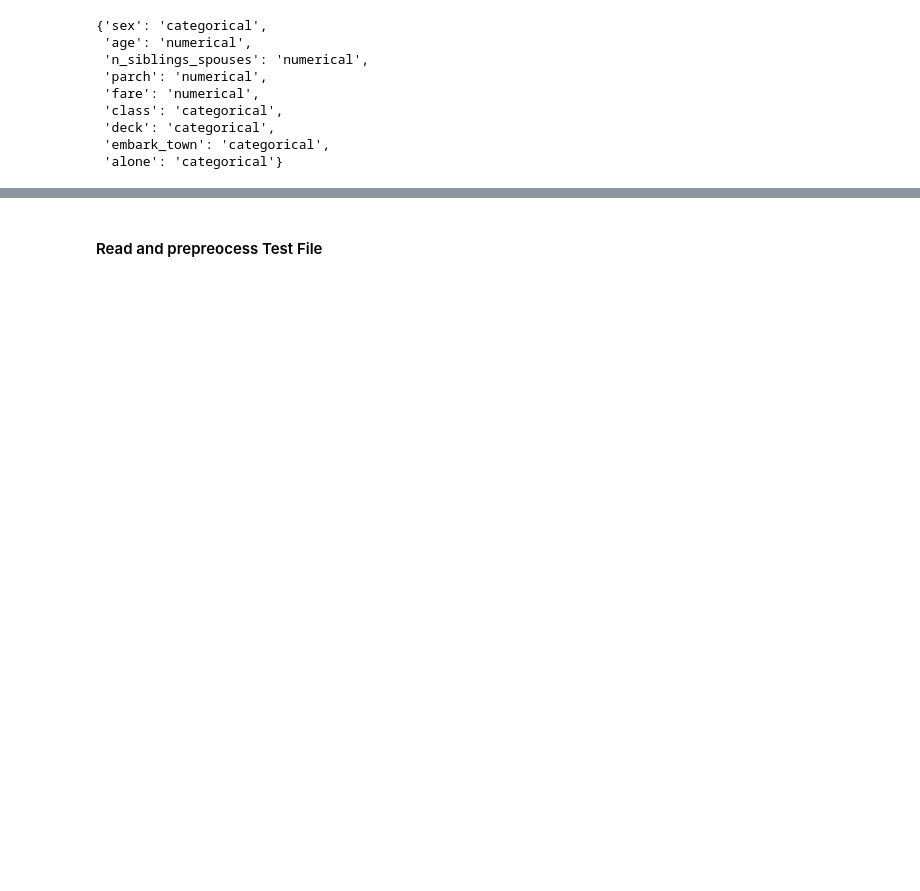
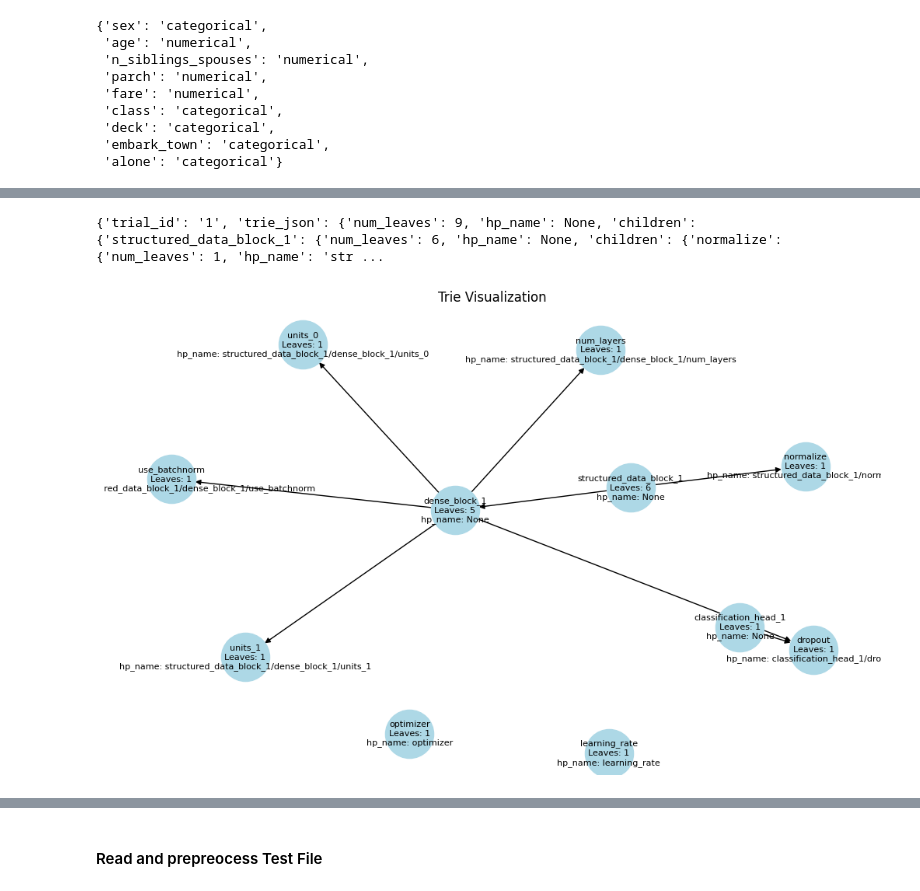
Before and after one commit to deep-son/AutoX, a Jupyter notebook: Tests.ipynb, the cells around one changed output, grey strips where cells are left out. Cells and saved outputs as stored; diff of their text form; code cells hidden in the pictures; blank space fills up the shorter version.

```diff
--- a/Tests.ipynb
+++ b/Tests.ipynb
@@ -106,0 +327,62 @@ INFO:tensorflow:Assets written to: .\structured_data_classifier\best_model\asset
+# %%
+import json
+json_file_path = "structured_data_classifier/decision_factors_1698257995198.json"
+try:
+    # Open the JSON file for reading
+    with open(json_file_path, "r") as json_file:
+        # Load the JSON data from the file
+        data = json.load(json_file)
+
+    # Now 'data' contains the contents of the JSON file
+    print(data)
+
+except FileNotFoundError:
+    print(f"File not found: {json_file_path}")
+
+except json.JSONDecodeError as e:
+    print(f"JSON decoding error: {e}")
+# %% [output]
+{'trial_id': '1', 'trie_json': {'num_leaves': 9, 'hp_name': None, 'children': {'structured_data_block_1': {'num_leaves': 6, 'hp_name': None, 'children': {'normalize': {'num_leaves': 1, 'hp_name': 'str ...
+# %%
+import json
+import networkx as nx
+import matplotlib.pyplot as plt
+
+# Load the Trie JSON data from the file
+json_file_path = "structured_data_classifier\decision_factors_1698257995198.json"
+
+try:
+    with open(json_file_path, "r") as json_file:
+        trie_data = json.load(json_file)['trie_json']
+
+    # Function to add nodes and edges to the graph
+    def add_nodes(graph, node_data, parent=None):
+        for key, value in node_data['children'].items():
+            graph.add_node(key, num_leaves=value['num_leaves'], hp_name=value['hp_name'])
+            if parent is not None:
+                graph.add_edge(parent, key)
+            add_nodes(graph, value, key)
+
+    # Create a directed graph
+    G = nx.DiGraph()
+
+    # Add nodes and edges to the graph
+    add_nodes(G, trie_data)
+
+    # Define node positions (this is optional but can help layout the tree)
+    pos = nx.spring_layout(G, seed=42)
+
+    # Draw the tree
+    plt.figure(figsize=(10, 6))
+    labels = {node: f"{node}\nLeaves: {data['num_leaves']}\nhp_name: {data['hp_name']}" for node, data in G.nodes(data=True)}
+    nx.draw(G, pos, with_labels=True, labels=labels, node_size=2000, node_color="lightblue", font_size=8, font_color="black")
+    plt.title("Trie Visualization")
+    plt.show()
+
+except FileNotFoundError:
+    print(f"File not found: {json_file_path}")
+
+except json.JSONDecodeError as e:
+    print(f"JSON decoding error: {e}")
+# %% [output]
+[figure, added]
```
Also changed, not shown: parts of 59 cells of this notebook, 32 other files.
